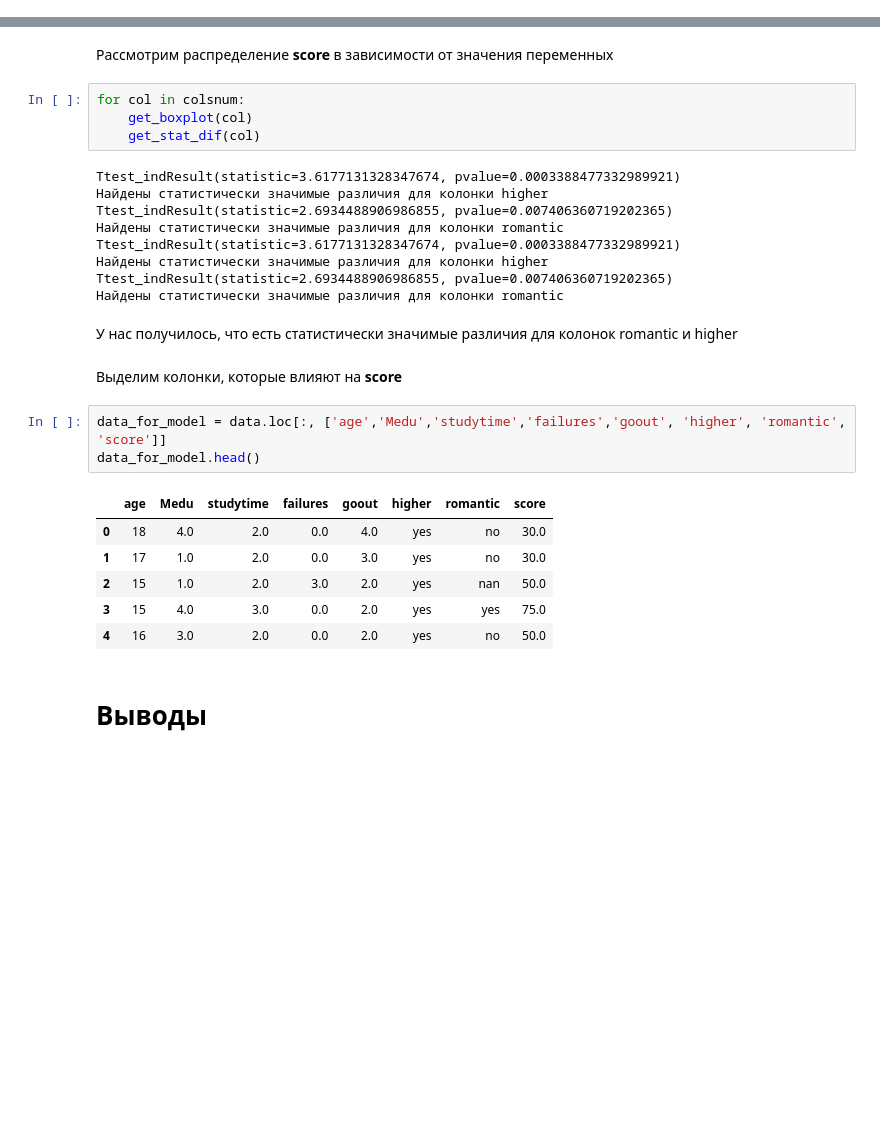
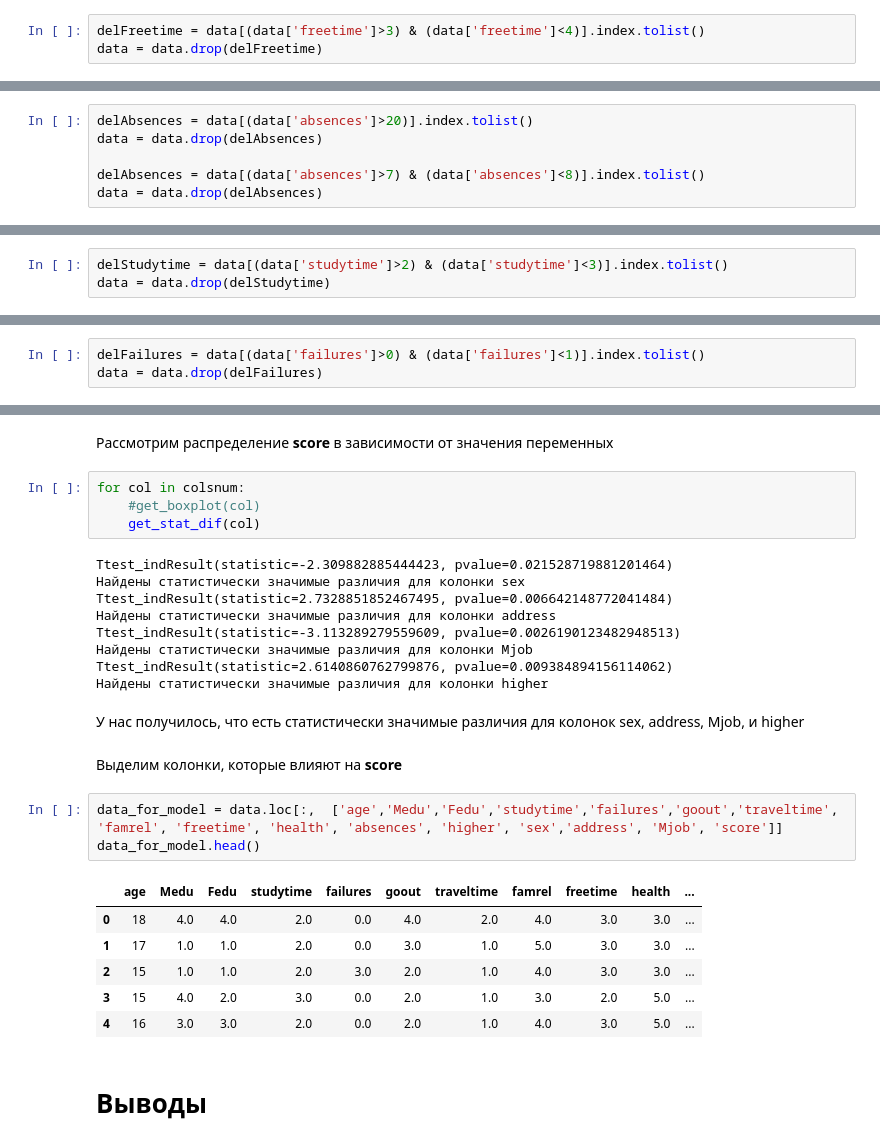
Before and after one commit to Trapezun/skillfactory_rds, a Jupyter notebook: project_module_2.ipynb, the cells around one changed output, grey strips where cells are left out. Cells and saved outputs as stored; diff of their text form; blank space fills up the shorter version.

```diff
--- a/project_module_2.ipynb
+++ b/project_module_2.ipynb
@@ -203,0 +225,3 @@ for item in lst:
+# %%
+delFreetime = data[(data['freetime']>3) & (data['freetime']<4)].index.tolist()
+data = data.drop(delFreetime)
@@ -203,0 +270,6 @@ for item in lst:
+# %%
+delAbsences = data[(data['absences']>20)].index.tolist()
+data = data.drop(delAbsences)
+
+delAbsences = data[(data['absences']>7) & (data['absences']<8)].index.tolist()
+data = data.drop(delAbsences)
@@ -203,0 +289,3 @@ for item in lst:
+# %%
+delStudytime = data[(data['studytime']>2) & (data['studytime']<3)].index.tolist()
+data = data.drop(delStudytime)
@@ -204,3 +305,6 @@ for item in lst:
+# %%
+delFailures = data[(data['failures']>0) & (data['failures']<1)].index.tolist()
+data = data.drop(delFailures)
 # %% [markdown]
 # Заполняем пустые номинативные значения
 # %%
@@ -244,31 +350,31 @@ def get_stat_dif(column):
 Рассмотрим распределение **score** в зависимости от значения переменных
 # %%
 for col in colsnum:
-    get_boxplot(col)
+    #get_boxplot(col)
     get_stat_dif(col)
 # %% [output]
-Ttest_indResult(statistic=3.6177131328347674, pvalue=0.0003388477332989921)
+Ttest_indResult(statistic=-2.309882885444423, pvalue=0.021528719881201464)
+Найдены статистически значимые различия для колонки sex
+Ttest_indResult(statistic=2.7328851852467495, pvalue=0.006642148772041484)
+Найдены статистически значимые различия для колонки address
+Ttest_indResult(statistic=-3.113289279559609, pvalue=0.0026190123482948513)
+Найдены статистически значимые различия для колонки Mjob
+Ttest_indResult(statistic=2.6140860762799876, pvalue=0.009384894156114062)
 Найдены статистически значимые различия для колонки higher
-Ttest_indResult(statistic=2.6934488906986855, pvalue=0.007406360719202365)
-Найдены статистически значимые различия для колонки romantic
-Ttest_indResult(statistic=3.6177131328347674, pvalue=0.0003388477332989921)
-Найдены статистически значимые различия для колонки higher
-Ttest_indResult(statistic=2.6934488906986855, pvalue=0.007406360719202365)
-Найдены статистически значимые различия для колонки romantic
 # %% [markdown]
-У нас получилось, что есть статистически значимые различия для колонок romantic и higher
+У нас получилось, что есть статистически значимые различия для колонок sex, address, Mjob, и higher
 # %% [markdown]
 Выделим колонки, которые влияют на **score**
 # %%
-data_for_model = data.loc[:, ['age','Medu','studytime','failures','goout', 'higher', 'romantic', 'score']]
+data_for_model = data.loc[:,  ['age','Medu','Fedu','studytime','failures','goout','traveltime', 'famrel', 'freetime', 'health', 'absences', 'higher', 'sex','address', 'Mjob', 'score']]
 data_for_model.head()
 # %% [output]
-|  | age | Medu | studytime | failures | goout | higher | romantic | score |
-| 0 | 18 | 4.0 | 2.0 | 0.0 | 4.0 | yes | no | 30.0 |
-| 1 | 17 | 1.0 | 2.0 | 0.0 | 3.0 | yes | no | 30.0 |
-| 2 | 15 | 1.0 | 2.0 | 3.0 | 2.0 | yes | nan | 50.0 |
-| 3 | 15 | 4.0 | 3.0 | 0.0 | 2.0 | yes | yes | 75.0 |
-| 4 | 16 | 3.0 | 2.0 | 0.0 | 2.0 | yes | no | 50.0 |
+|  | age | Medu | Fedu | studytime | failures | goout | traveltime | famrel | freetime | health | ... |
+| 0 | 18 | 4.0 | 4.0 | 2.0 | 0.0 | 4.0 | 2.0 | 4.0 | 3.0 | 3.0 | ... |
+| 1 | 17 | 1.0 | 1.0 | 2.0 | 0.0 | 3.0 | 1.0 | 5.0 | 3.0 | 3.0 | ... |
+| 2 | 15 | 1.0 | 1.0 | 2.0 | 3.0 | 2.0 | 1.0 | 4.0 | 3.0 | 3.0 | ... |
+| 3 | 15 | 4.0 | 2.0 | 3.0 | 0.0 | 2.0 | 1.0 | 3.0 | 2.0 | 5.0 | ... |
+| 4 | 16 | 3.0 | 3.0 | 2.0 | 0.0 | 2.0 | 1.0 | 4.0 | 3.0 | 5.0 | ... |
 # %% [markdown]
 # Выводы
 # %% [markdown]
```
Also changed, not shown: parts of 51 cells of this notebook.
